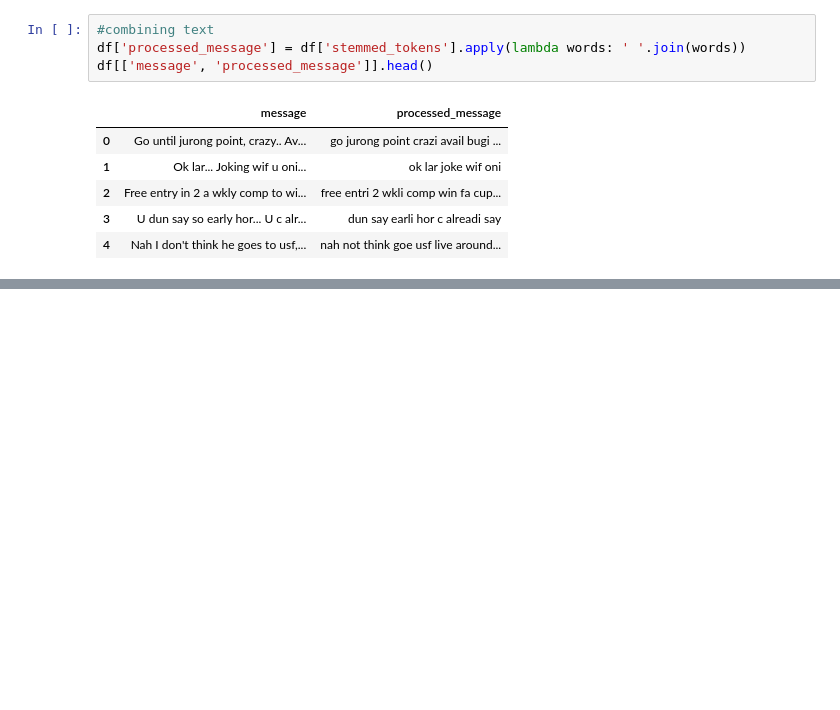
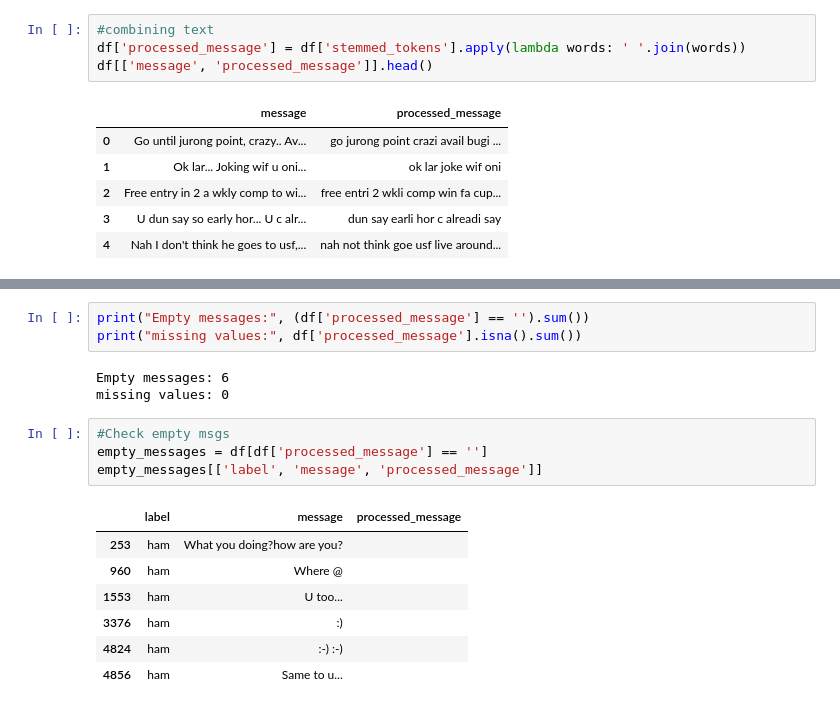
Before and after one commit to amnajem/DS483Project, a Jupyter notebook: DS483Project.ipynb, the cells around one changed output, grey strips where cells are left out. Drawn from its saved outputs; the diff is of its cells as text; blank space fills up the shorter version.

```diff
--- a/DS483Project.ipynb
+++ b/DS483Project.ipynb
@@ -251,0 +271,18 @@ df[['message', 'processed_message']].head()
+# %%
+print("Empty messages:", (df['processed_message'] == '').sum())
+print("missing values:", df['processed_message'].isna().sum())
+# %% [output]
+Empty messages: 6
+missing values: 0
+# %%
+#Check empty msgs
+empty_messages = df[df['processed_message'] == '']
+empty_messages[['label', 'message', 'processed_message']]
+# %% [output]
+|  | label | message | processed_message |
+| 253 | ham | What you doing?how are you? |  |
+| 960 | ham | Where @ |  |
+| 1553 | ham | U too... |  |
+| 3376 | ham | :) |  |
+| 4824 | ham | :-) :-) |  |
+| 4856 | ham | Same to u... |  |
```
Also changed, not shown: parts of 2 cells of this notebook.
